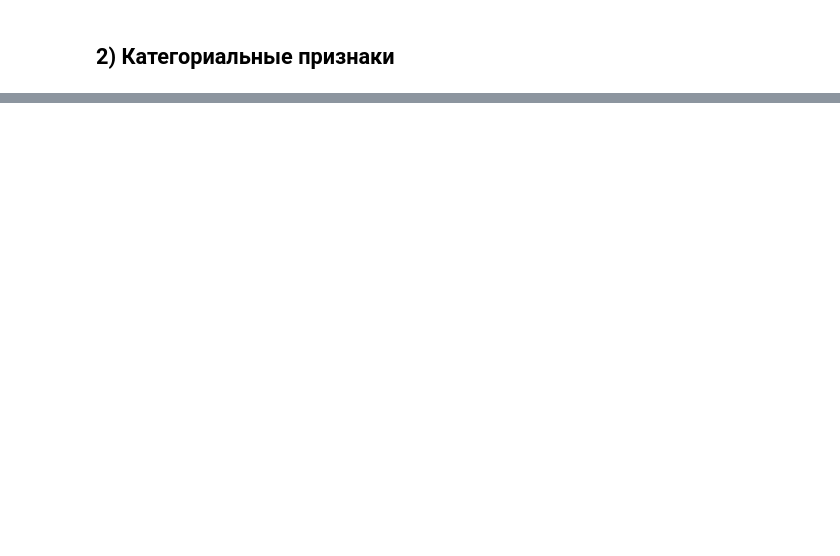
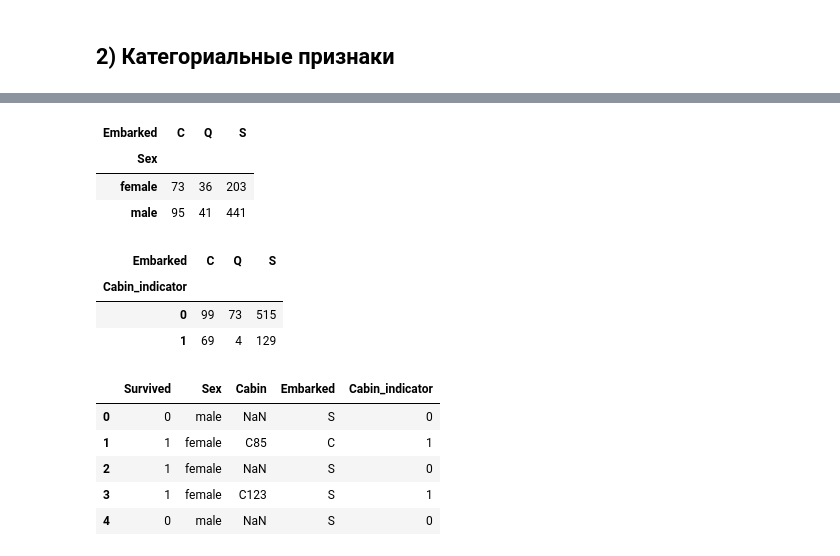
Before and after one commit to Anasteishenn/ML-course-homework, a Jupyter notebook: hw_2/titanic.ipynb, the cells around one changed output, grey strips where cells are left out. Cells and saved outputs as stored; diff of their text form; code cells hidden in the pictures; blank space fills up the shorter version.

```diff
--- a/hw_2/titanic.ipynb
+++ b/hw_2/titanic.ipynb
@@ -172,0 +225,24 @@ KeyError: "['PassengerId', 'Pclass', 'Name', 'Age', 'SibSp', 'Parch', 'Fare'] no
+# %%
+train_df.pivot_table('Survived', index='Sex', columns='Embarked', aggfunc='count')
+# %% [output]
+| Embarked | C | Q | S |
+| Sex |  |  |  |
+| female | 73 | 36 | 203 |
+| male | 95 | 41 | 441 |
+# %%
+train_df.pivot_table('Survived', index='Cabin_indicator', columns='Embarked', aggfunc='count')
+# %% [output]
+| Embarked | C | Q | S |
+| Cabin_indicator |  |  |  |
+| 0 | 99 | 73 | 515 |
+| 1 | 69 | 4 | 129 |
+# %%
+train_df.drop(['Ticket'], axis=1, inplace=True)
+train_df.head()
+# %% [output]
+|  | Survived | Sex | Cabin | Embarked | Cabin_indicator |
+| 0 | 0 | male | NaN | S | 0 |
+| 1 | 1 | female | C85 | C | 1 |
+| 2 | 1 | female | NaN | S | 0 |
+| 3 | 1 | female | C123 | S | 1 |
+| 4 | 0 | male | NaN | S | 0 |
```
Also changed, not shown: parts of 6 cells of this notebook, 5 other files.
